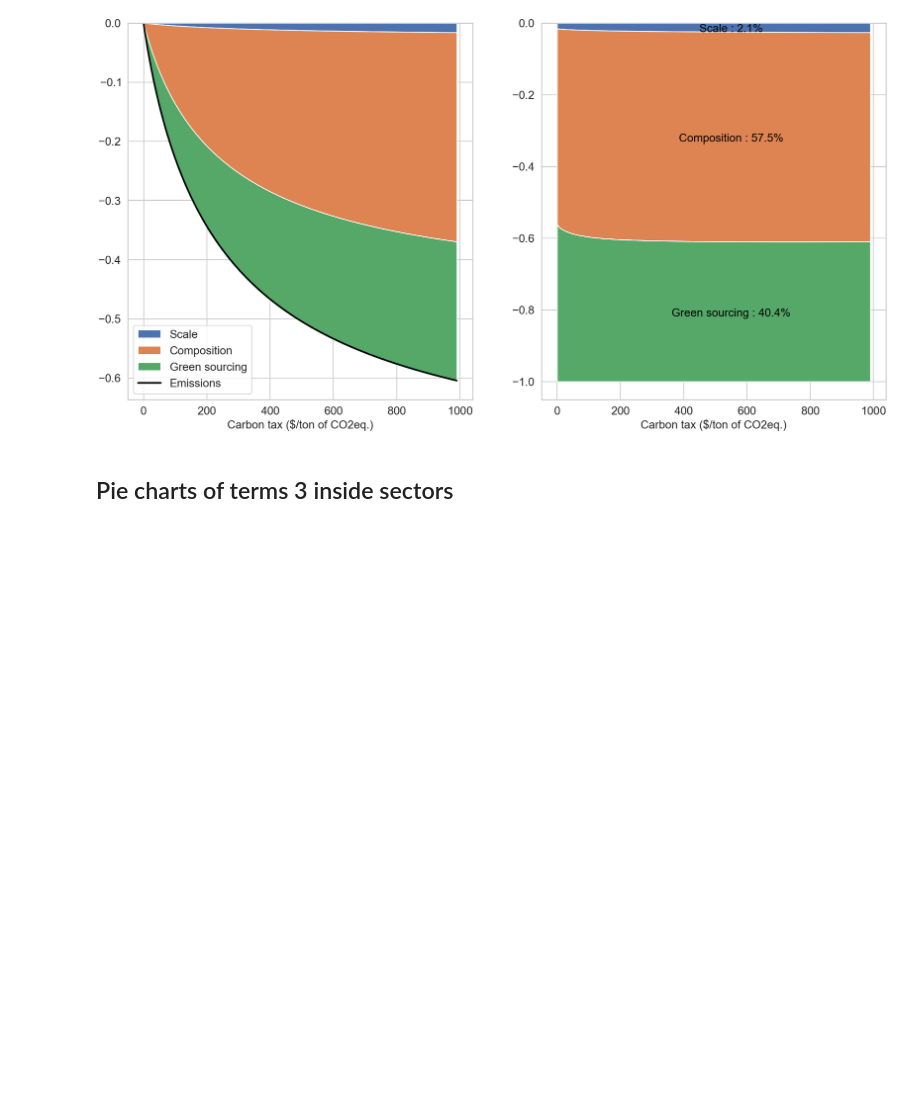
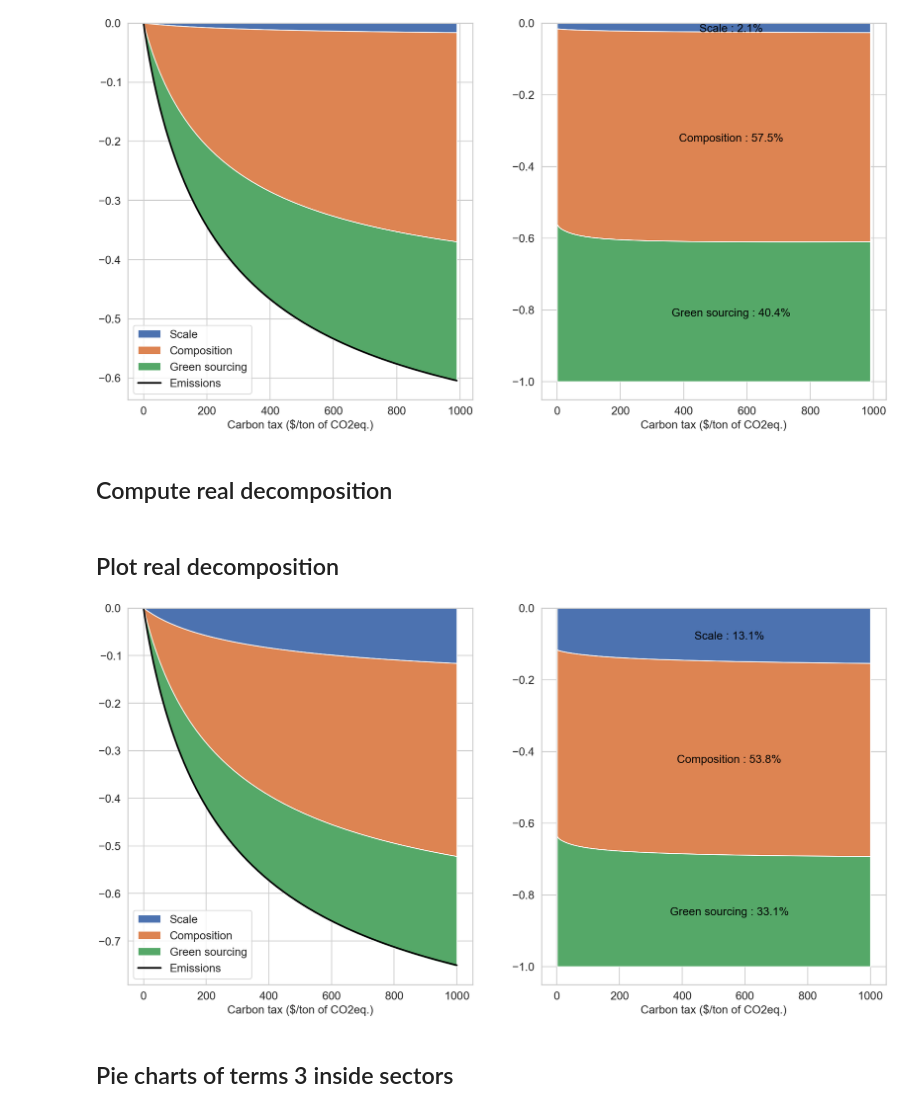
Before and after one commit to todortodor/plots_sustglob_paper, a Jupyter notebook: plots.ipynb, the cells around one changed output. Cells and saved outputs as stored; diff of their text form; code cells hidden in the pictures; blank space fills up the shorter version.

Commit message:
real decomposition

```diff
--- a/plots.ipynb
+++ b/plots.ipynb
@@ -599,3 +601,5 @@ if save or save_all:
 plt.show()
 # %% [output]
 [figure]
+# %% [markdown]
+## Compute real decomposition
@@ -602,3 +674,52 @@ plt.show()
+# %% [markdown]
+## Plot real decomposition
+# %%
+save=True
+
+term_labels = {
+    'term_1':'Scale',
+    'term_2':'Composition',
+    'term_3':'Green sourcing'
+          }
+carb_taxes = np.array([sol.params.carb_cost*1e6  for sol in sols])
+
+fig,ax = plt.subplots(1,2,figsize = (24, 12))
+
+ax[0].stackplot(carb_taxes,
+              [term/b.co2_prod.value.sum() for term in [l_term_1,l_term_2,l_term_3]],
+              labels=[term_labels[term] for term in term_labels.keys()])
+ax[0].plot(carb_taxes,l_deltaE/b.co2_prod.value.sum(),
+          label='Emissions',color='black'
+          ,lw=3)
+ax[0].legend(loc='lower left',fontsize = 20, frameon=True, fancybox=True)
+ax[0].tick_params(axis='both', which='major', labelsize=20)
+ax[0].set_xlabel('Carbon tax ($/ton of CO2eq.)',fontsize = 20)
+
+sum_terms = l_term_1+l_term_2+l_term_3
+
+y = [-term/sum_terms for term in [l_term_1,l_term_2,l_term_3]]
+
+ax[1].stackplot(carb_taxes,y,
+              labels=[term_labels[term] for term in term_labels.keys()])
+
+offset = -0.005
+for i,term_label in enumerate(term_labels.values()):
+    term = [l_term_1,l_term_2,l_term_3][i]
+    loc = 145
+    ax[1].text(carb_taxes[loc],
+               -(term[loc]/sum_terms[loc])/2+offset,
+               term_label+' : '+str(((term[99]/sum_terms[99]).mean()*100).round(1))+'%',
+               ha='center', va='center',color='black',fontsize = 20)
+    offset = offset-(term[1:]/sum_terms[1:])[loc]
+
+ax[1].tick_params(axis='both', which='major', labelsize=20)
+ax[1].set_xlabel('Carbon tax ($/ton of CO2eq.)',fontsize = 20)
+
+if save or save_all:
+    plt.savefig(save_path+'real_decomposition.'+save_format,format=save_format)
+plt.show()
+# %% [output]
+[figure, added]
 # %% [markdown]
 ## Pie charts of terms 3 inside sectors
 # %%
```
Also changed, not shown: parts of 17 cells of this notebook, 5 other files.
